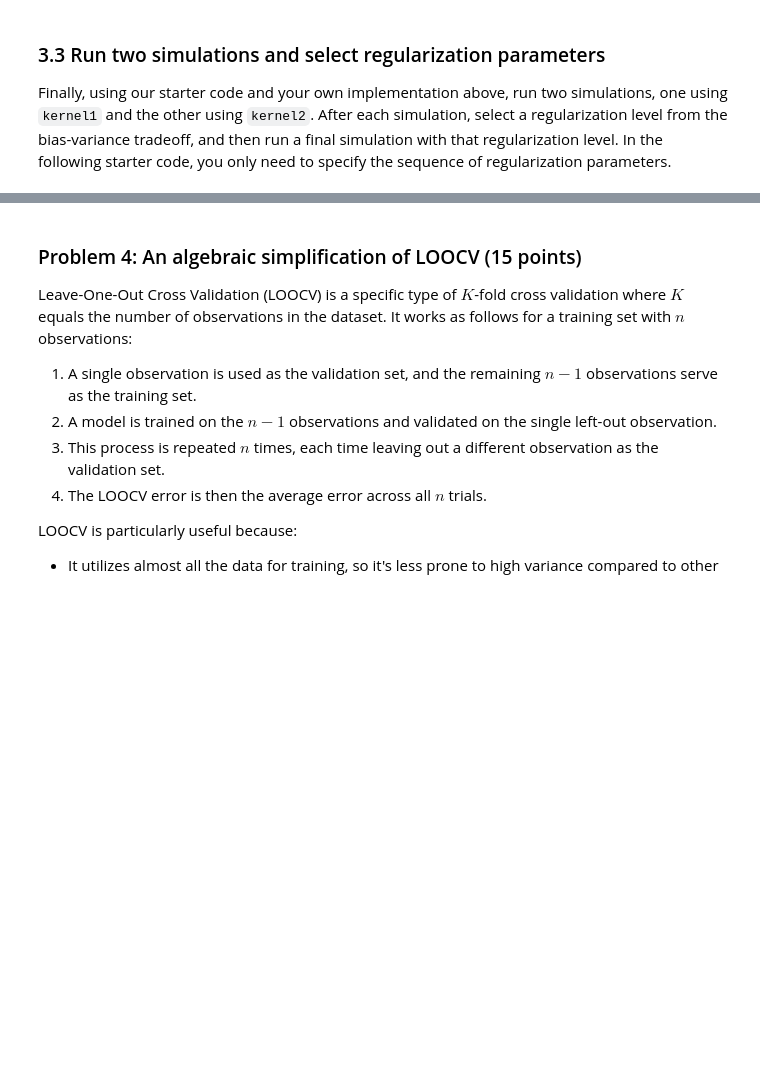
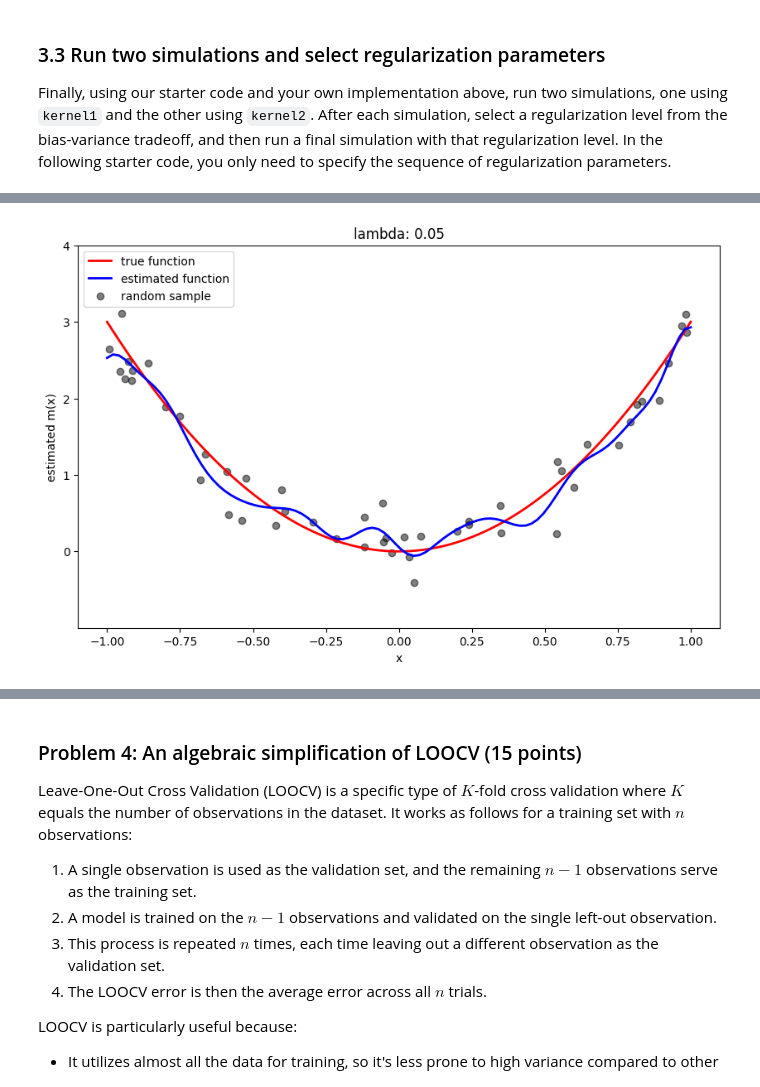
Before and after one commit to hascherj/IML_assignments, a Jupyter notebook: assignments/assn1/assn1.ipynb, the cells around one changed output, grey strips where cells are left out. Drawn from its saved outputs; the diff is of its cells as text; code cells hidden in the pictures; blank space fills up the shorter version.

```diff
--- a/assignments/assn1/assn1.ipynb
+++ b/assignments/assn1/assn1.ipynb
@@ -389,6 +389,8 @@ KeyboardInterrupt
 # %%
-lambda_hat = 0.3
+lambda_hat = 0.05
 run_simulation(kernel1, [lambda_hat], show_bias_variance=False)
+# %% [output]
+[figure, added]
 # %%
 lmbdas = np.linspace(0.01, 1, 10)
 run_simulation(kernel2, lmbdas)
```
Also changed, not shown: parts of 3 cells of this notebook.
